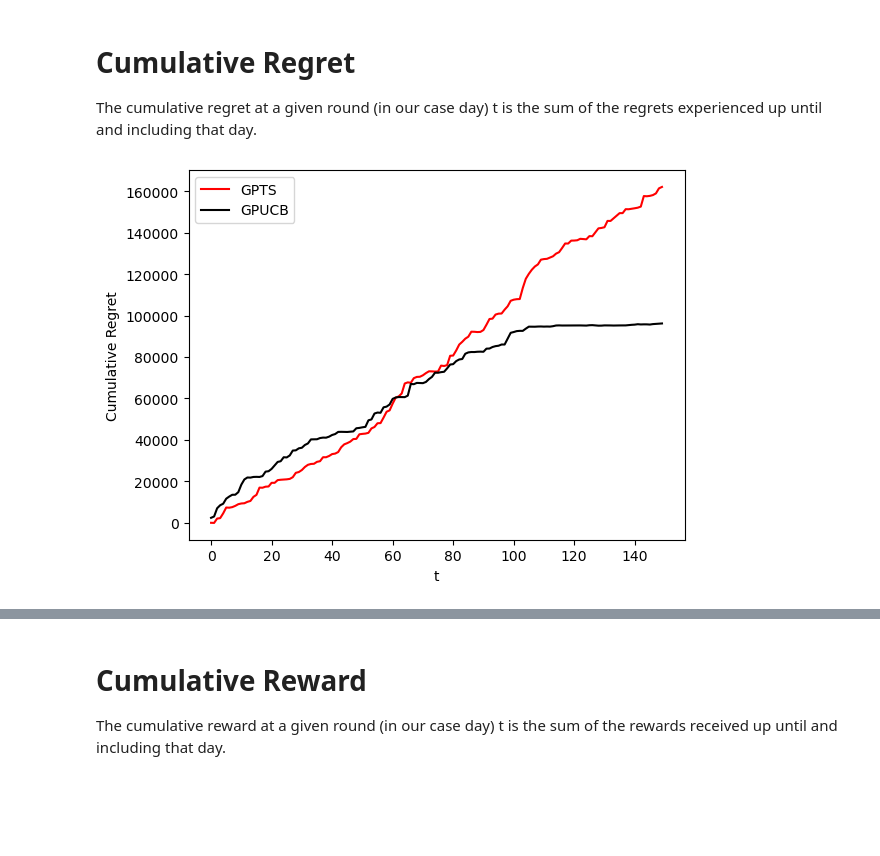
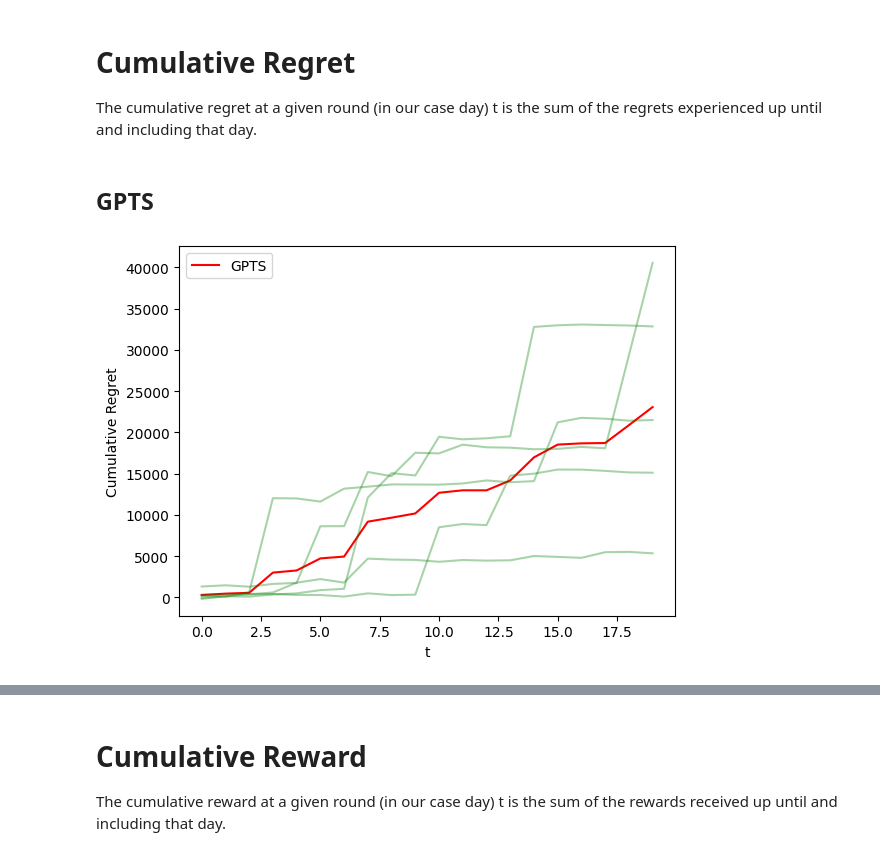
Before and after one commit to MatteoPancini/Online-Pricing-and-Advertising-Optimization-Project, a Jupyter notebook: Project-Pricing-Advertising-2022-2023/2_Learning_for_Advertising.ipynb, the cells around one changed output, grey strips where cells are left out. Drawn from its saved outputs; the diff is of its cells as text; code cells hidden in the pictures; blank space fills up the shorter version.

```diff
--- a/Project-Pricing-Advertising-2022-2023/2_Learning_for_Advertising.ipynb
+++ b/Project-Pricing-Advertising-2022-2023/2_Learning_for_Advertising.ipynb
@@ -26,7 +30,7 @@ user = UserClass(name='C1')
 #names = ['Young ', 'Old', 'Not Sporty', 'Sporty']
 
 price = 200
-T = 150
+T = 20
 n_experiments = 5
 
 gpts_rewards_per_experiment = []
@@ -79,13 +83,16 @@ for e in tqdm(range(0, 5)):
 # %% [markdown]
 # Cumulative Regret
 The cumulative regret at a given round (in our case day) t is the sum of the regrets experienced up until and including that day.
+# %% [markdown]
+## GPTS
 # %%
 plt.figure(0)
 plt.ylabel("Cumulative Regret")
 plt.xlabel("t")
 plt.plot(np.cumsum(np.mean(optimum_bid[1] - gpts_rewards_per_experiment, axis=0)), 'r', label='GPTS')
-plt.plot(np.cumsum(np.mean(optimum_bid[1] - gpucb_rewards_per_experiment, axis=0)), 'k', label='GPUCB')
+for index, line in enumerate(gpts_rewards_per_experiment):
+        plt.plot(np.nancumsum(optimum_bid[1] - line, axis=0), "g", alpha=1 / np.power(len(gpts_rewards_per_experiment), 2/3))
 plt.legend()
 plt.show()
 # %% [output]
-[figure, old version]
+[figure, new version]
```
Also changed, not shown: parts of 13 cells of this notebook.
